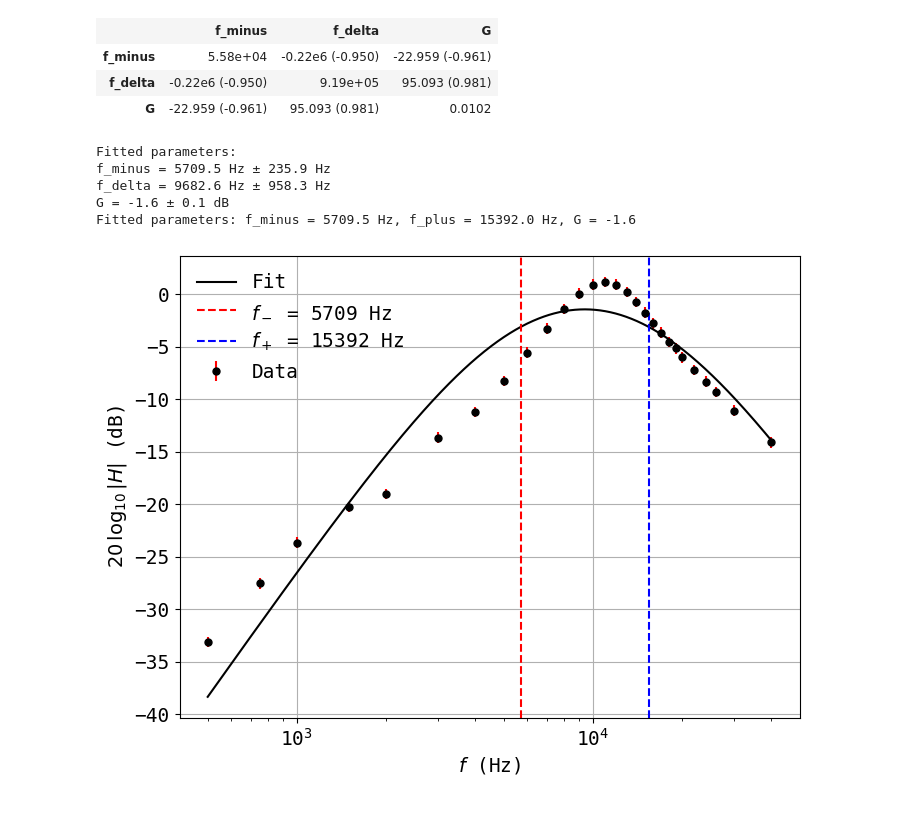
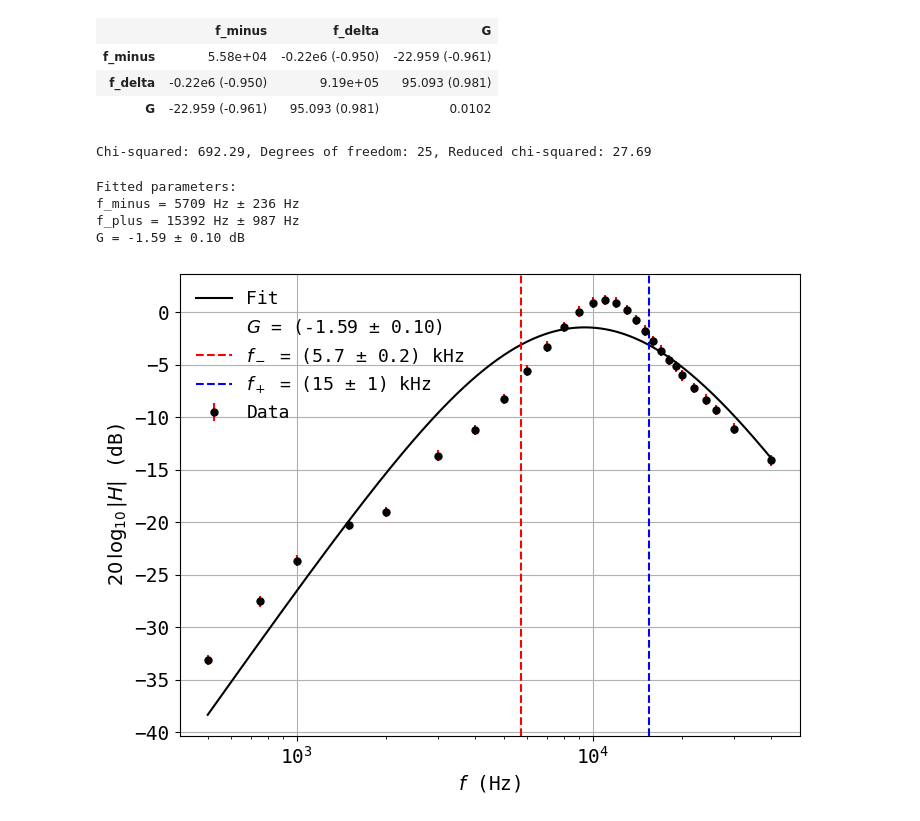
Before and after one commit to askeroelshoej/SP-Lock-In-Amp, a Jupyter notebook: experiment/analysis_stage1_3.ipynb, the cells around one changed output. Cells and saved outputs as stored; diff of their text form; code cells hidden in the pictures.

```diff
--- a/experiment/analysis_stage1_3.ipynb
+++ b/experiment/analysis_stage1_3.ipynb
@@ -152,8 +152,10 @@ def gain_modelV2(f, f_minus, f_delta, G):
 
 y_errs = np.full_like(amp_dB, 0.5) # Assuming a constant error of 0.5 dB for all points
 #Fit with minuit chi2:
+x0 = 0
+x1 = len(freq)
 
-mfit = cost.LeastSquares(freq, amp_dB, y_errs, gain_modelV2)
+mfit = cost.LeastSquares(freq[x0:x1], amp_dB[x0:x1], y_errs[x0:x1], gain_modelV2)
 # Initial guesses: f_minus = 1kHz, f_delta = 10kHz, G = 1, k = 0
 minuit_bandpass = Minuit(mfit, f_minus=5000, f_delta=10000, G=-1010)
 minuit_bandpass.limits['f_minus'] = (1000, 7000)  # Limit f_minus to be between 1kHz and 10kHz
@@ -175,38 +177,47 @@ minuit_bandpass.migrad()
 | f_minus | 5.58e+04 | -0.22e6 (-0.950) | -22.959 (-0.961) |
 | f_delta | -0.22e6 (-0.950) | 9.19e+05 | 95.093 (0.981) |
 | G | -22.959 (-0.961) | 95.093 (0.981) | 0.0102 |
+# %%
+chi2 = minuit_bandpass.fval
+ndof = len(freq) - len(minuit_bandpass.values)
+print(f"Chi-squared: {chi2:.2f}, Degrees of freedom: {ndof}, Reduced chi-squared: {chi2/ndof:.2f}")
+# %% [output]
+Chi-squared: 692.29, Degrees of freedom: 25, Reduced chi-squared: 27.69
 # %%
 params = minuit_bandpass.values
 errors = minuit_bandpass.errors
+f_minus = params['f_minus']
+f_plus = params['f_minus'] + params['f_delta']
+gain = params['G']
+f_plus_error = np.sqrt(errors['f_minus']**2 + errors['f_delta']**2)
 print("Fitted parameters:")
-print(f"f_minus = {params['f_minus']:.1f} Hz ± {errors['f_minus']:.1f} Hz")
-print(f"f_delta = {params['f_delta']:.1f} Hz ± {errors['f_delta']:.1f} Hz")
-print(f"G = {params['G']:.1f} ± {errors['G']:.1f} dB")
+print(f"f_minus = {params['f_minus']:.0f} Hz ± {errors['f_minus']:.0f} Hz")
+print(f"f_plus = {f_plus:.0f} Hz ± {f_plus_error:.0f} Hz")
+print(f"G = {params['G']:.2f} ± {errors['G']:.2f} dB")
 #plot:
 f_linspace = np.linspace(np.min(freq), np.max(freq), 1000)
 func_values = gain_modelV2(f_linspace, *params)
-f_minus = params['f_minus']
-f_plus = params['f_minus'] + params['f_delta']
-gain = params['G']
-print(f"Fitted parameters: f_minus = {f_minus:.1f} Hz, f_plus = {f_plus:.1f} Hz, G = {gain:.1f}")
-print()
+
+
+
 plt.figure(figsize=(8, 6))
 plt.errorbar(freq, amp_dB, yerr=y_errs, fmt='o', ms = 5, color='k', ecolor='r', label='Data')
 plt.plot(f_linspace, func_values, linestyle='-', color='k', label=f'Fit')
-plt.axvline(f_minus, color='r', linestyle='--', label=f'$f_-$ = {f_minus:.0f} Hz')
-plt.axvline(f_plus, color='b', linestyle='--', label=f'$f_+$ = {f_plus:.0f} Hz')
+plt.plot([], [], ' ', label=f'$G$ = ({gain:.2f} ± {errors["G"]:.2f})')
+plt.axvline(f_minus, color='r', linestyle='--', label=f'$f_-$ = ({round(f_minus, -2)/1000:.1f} ± {round(errors["f_minus"], -2)/1000:.1f}) kHz')
+plt.axvline(f_plus, color='b', linestyle='--', label=f'$f_+$ = ({round(f_plus, -2)/1000:.0f} ± {round(f_plus_error, -2)/1000:.0f}) kHz')
+
 plt.xlabel(r"$f$ (Hz)", fontsize=14)
 plt.ylabel(r"$20 \,\log_{10}|H|$ (dB)", fontsize=14)
 plt.xticks(fontsize=14)
 plt.yticks(fontsize=14)
 plt.xscale('log')
 plt.grid(True)
-plt.legend(loc = 'upper left', frameon = False, fontsize = 14);
+plt.legend(loc = 'upper left', frameon = False, fontsize = 13);
 plt.savefig('stage13_fit.pdf', dpi=600, bbox_inches='tight', pad_inches=0.02);
 # %% [output]
 Fitted parameters:
-f_minus = 5709.5 Hz ± 235.9 Hz
-f_delta = 9682.6 Hz ± 958.3 Hz
-G = -1.6 ± 0.1 dB
-Fitted parameters: f_minus = 5709.5 Hz, f_plus = 15392.0 Hz, G = -1.6
+f_minus = 5709 Hz ± 236 Hz
+f_plus = 15392 Hz ± 987 Hz
+G = -1.59 ± 0.10 dB
-[figure, old version]
+[figure, new version]
```
Also changed, not shown: 9 other files.
